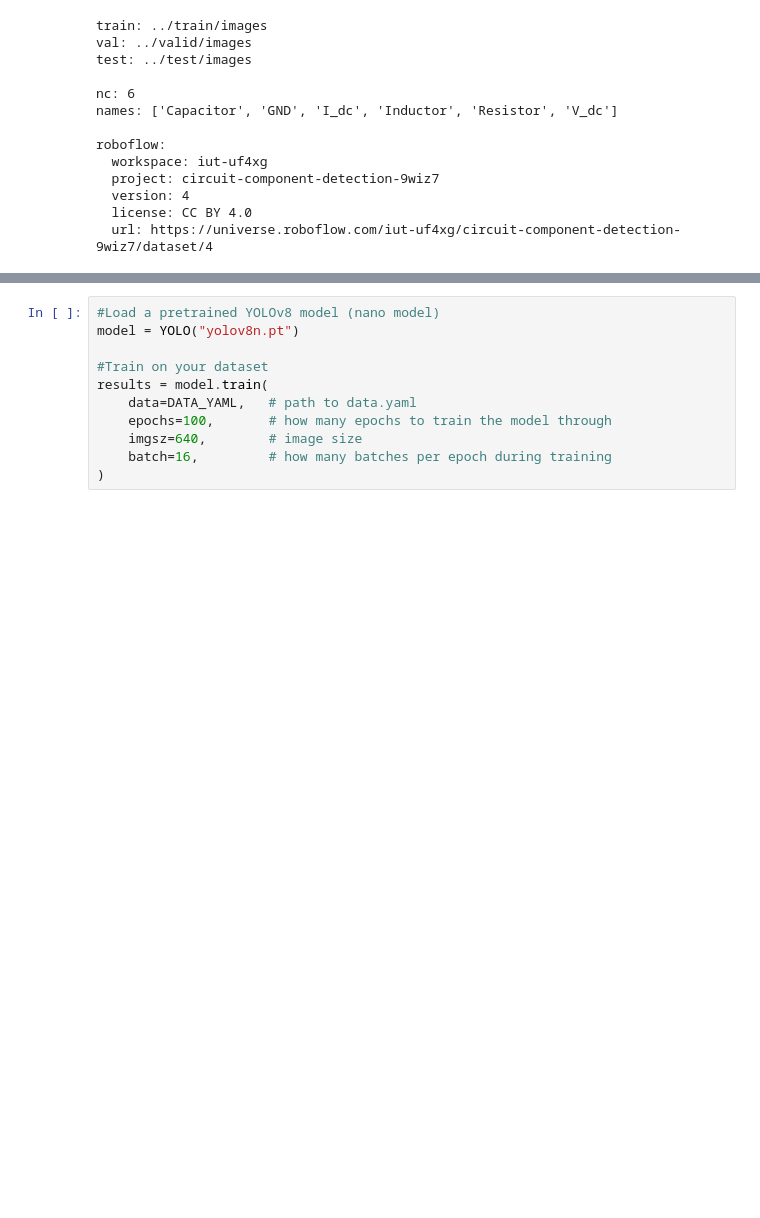
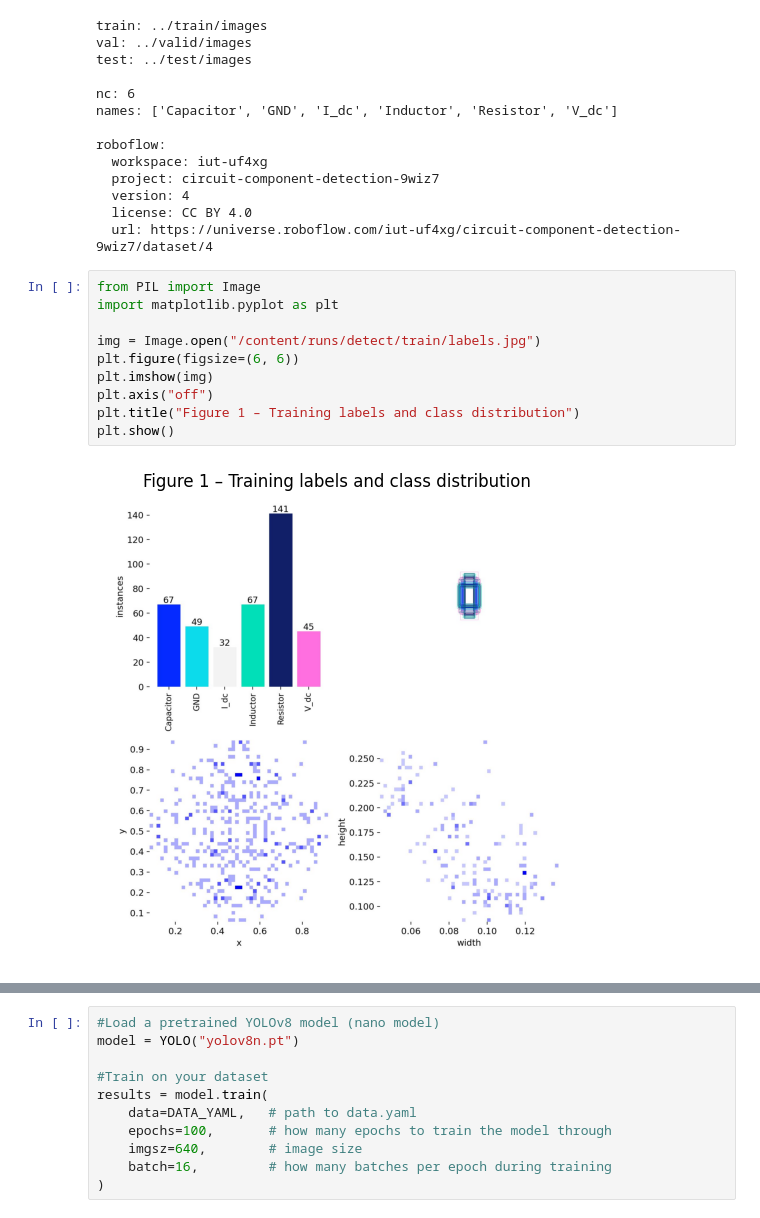
Before and after one commit to MJNavarrete/Circuit-Diagram-CNN, a Jupyter notebook: YOLOv8_CD.ipynb, the cells around one changed output, grey strips where cells are left out. Drawn from its saved outputs; the diff is of its cells as text; blank space fills up the shorter version.

Commit message:
Added visuals for metrics, descriptions for those visuals, and before/after images to show accuracy of model predictions on test images

```diff
--- a/YOLOv8_CD.ipynb
+++ b/YOLOv8_CD.ipynb
@@ -62,3 +62,15 @@ roboflow:
   version: 4
   license: CC BY 4.0
   url: https://universe.roboflow.com/iut-uf4xg/circuit-component-detection-9wiz7/dataset/4
+# %%
+from PIL import Image
+import matplotlib.pyplot as plt
+
+img = Image.open("/content/runs/detect/train/labels.jpg")
+plt.figure(figsize=(6, 6))
+plt.imshow(img)
+plt.axis("off")
+plt.title("Figure 1 – Training labels and class distribution")
+plt.show()
+# %% [output]
+[figure, added]
```
Also changed, not shown: parts of 10 cells of this notebook.
